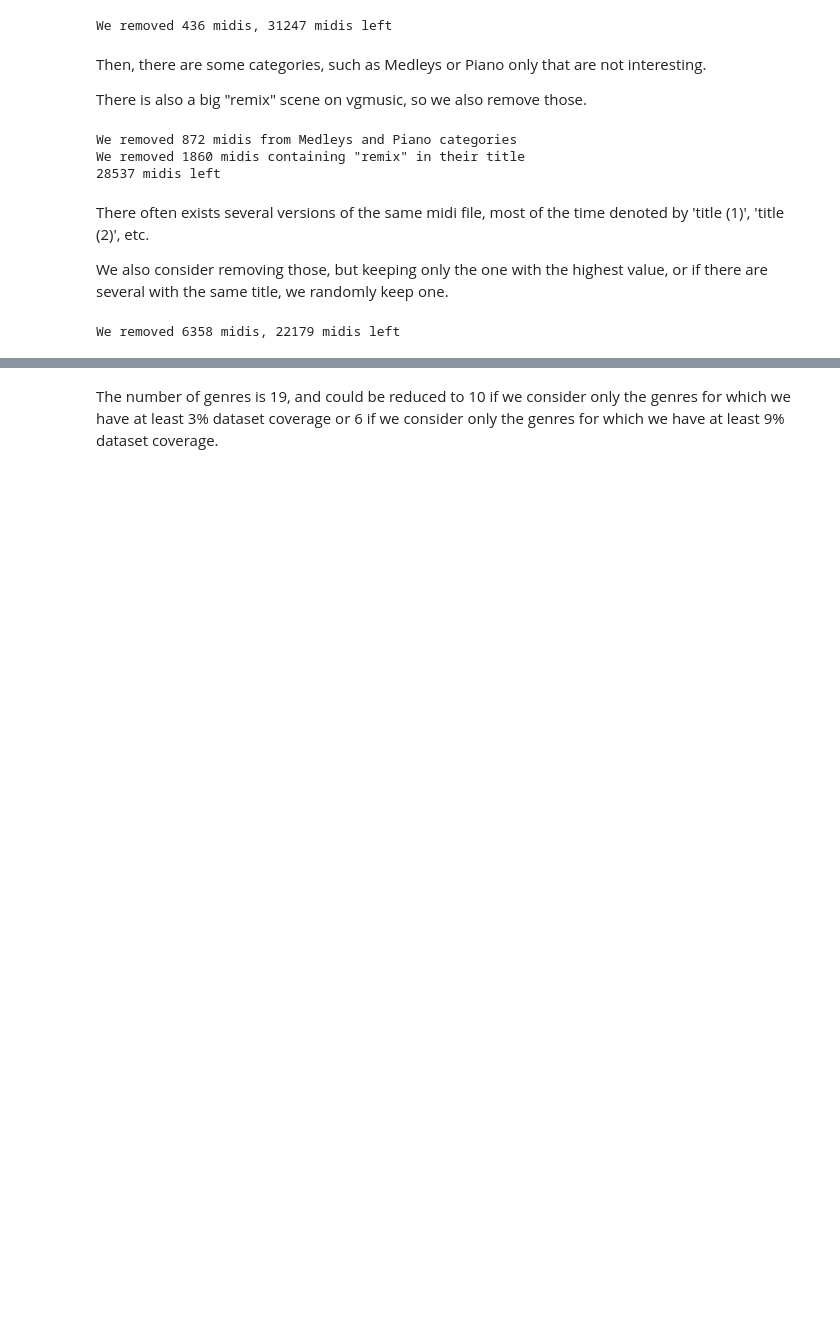
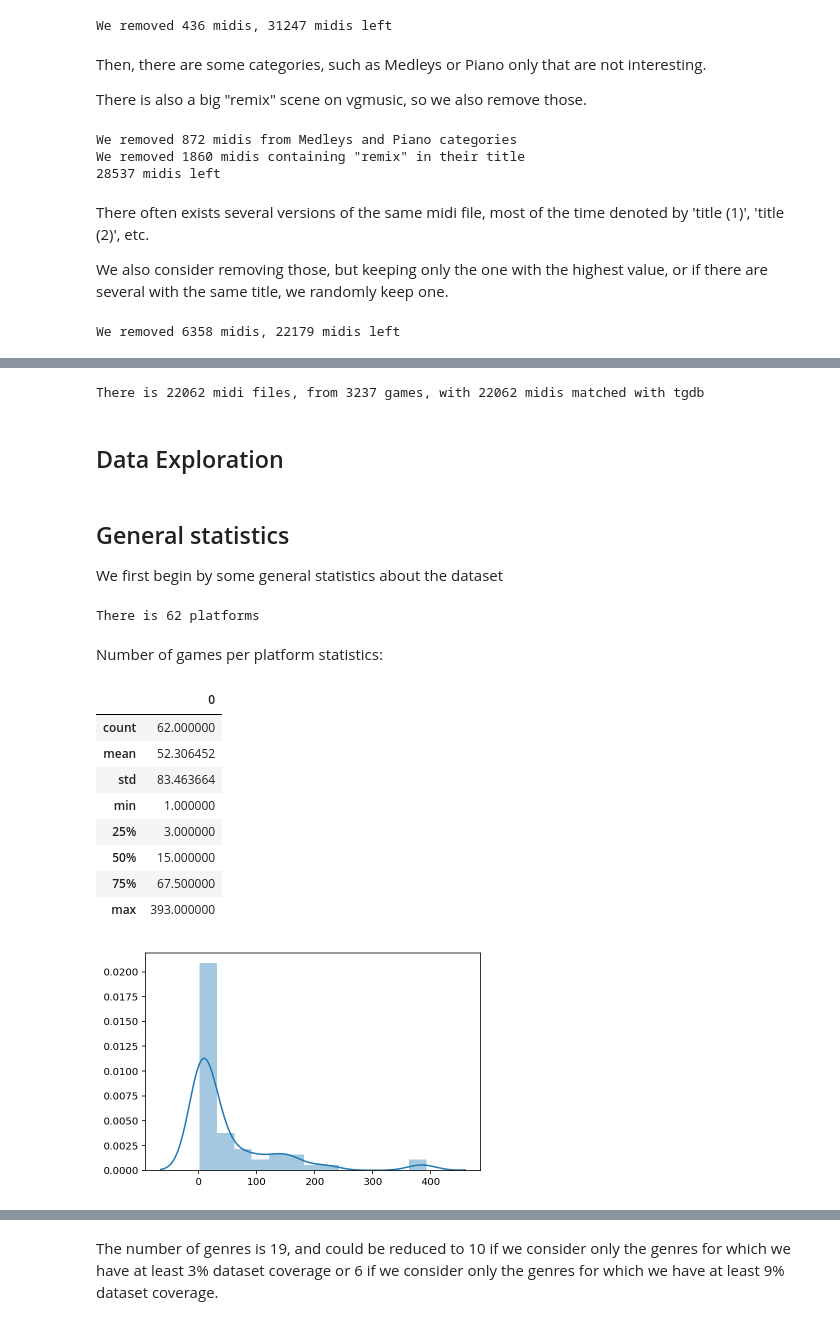
Before and after one commit to cedricviaccoz/musicology, a Jupyter notebook: dataset/Data Exploration.ipynb, the cells around one changed output, grey strips where cells are left out. Cells and saved outputs as stored; diff of their text form; code cells hidden in the pictures; blank space fills up the shorter version.

Commit message:
Continued exploration

```diff
--- a/dataset/Data Exploration.ipynb
+++ b/dataset/Data Exploration.ipynb
@@ -73,0 +77,11 @@ genres_df = pd.read_csv('midi_dataframe_genres.csv', parse_dates=[11])
+# %%
+from mido import MidiFile
+
+bad_midis = []
+for file in df['file_name']:
+    try:
+        midi = MidiFile("full/" + file)
+    except:
+        bad_midis.append(file)
+df = df.loc[df.file_name.apply(lambda x: x not in bad_midis)]
+print("We removed %d midis, %d midis left"%(len(bad_midis), len(df)))
@@ -73,0 +92,33 @@ genres_df = pd.read_csv('midi_dataframe_genres.csv', parse_dates=[11])
+# %%
+num_games = len(df.groupby(['tgdb_platform', 'tgdb_gametitle']))
+print('There is %d midi files, from %d games, with %d midis matched with tgdb'
+      %(len(df),
+        num_games,
+        (df.tgdb_gametitle.notnull().sum())))
+# %% [output]
+There is 22062 midi files, from 3237 games, with 22062 midis matched with tgdb
+# %% [markdown]
+## Data Exploration
+# %% [markdown]
+## General statistics
+We first begin by some general statistics about the dataset
+# %%
+print('There is %d platforms'%df.tgdb_platform.nunique())
+# %% [output]
+There is 62 platforms
+# %% [markdown]
+Number of games per platform statistics:
+# %%
+sns.distplot(df.drop_duplicates(subset=['tgdb_platform', 'tgdb_gametitle']).groupby('tgdb_platform').size().to_frame())
+df.drop_duplicates(subset=['tgdb_platform', 'tgdb_gametitle']).groupby('tgdb_platform').size().to_frame().describe()
+# %% [output]
+|  | 0 |
+| count | 62.000000 |
+| mean | 52.306452 |
+| std | 83.463664 |
+| min | 1.000000 |
+| 25% | 3.000000 |
+| 50% | 15.000000 |
+| 75% | 67.500000 |
+| max | 393.000000 |
+[figure, added]
```
Also changed, not shown: parts of 26 cells of this notebook.
